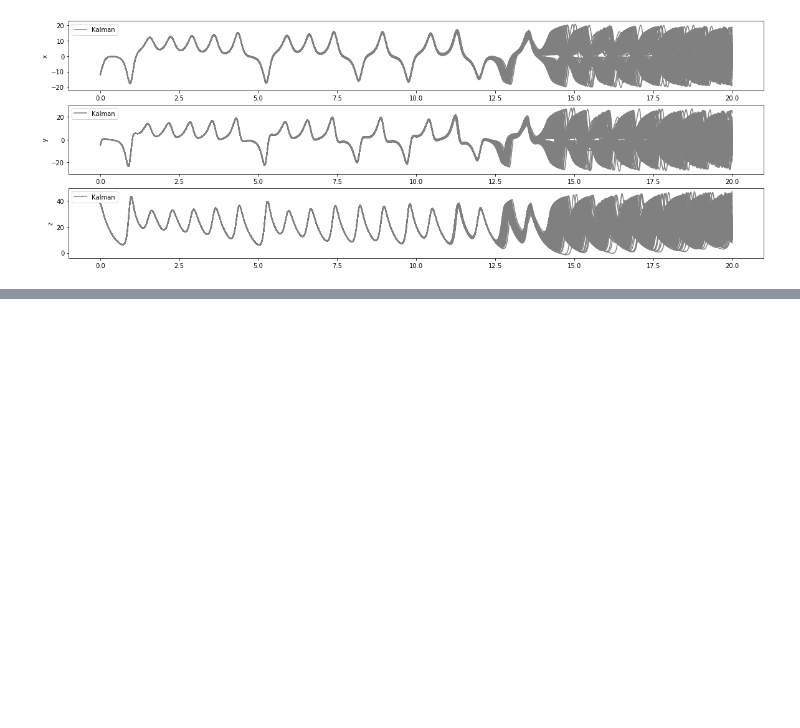
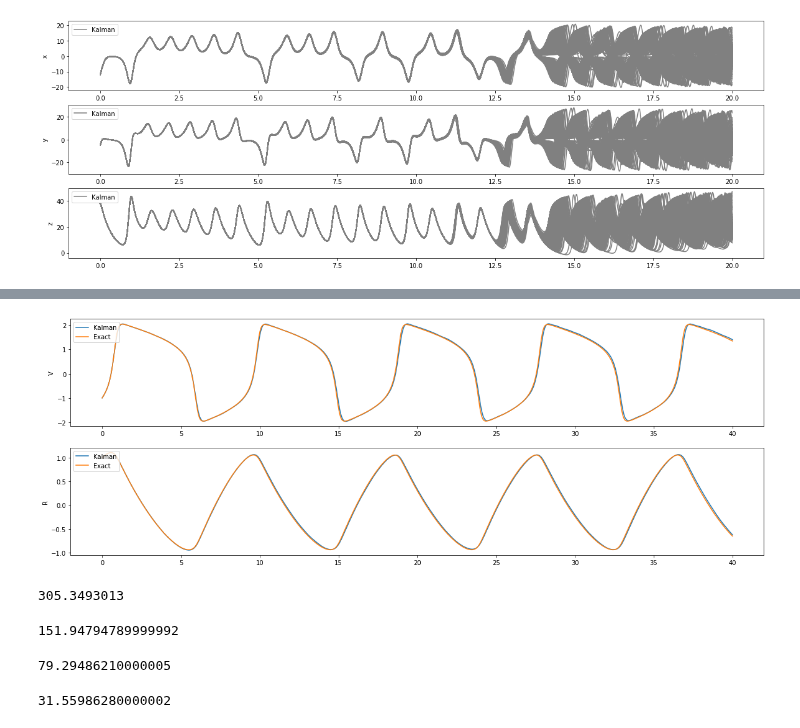
Before and after one commit to mlysy/rodeo-legacy, a Jupyter notebook: probDE/Examples/tutorial.ipynb, the cells around one changed output, grey strips where cells are left out. Saved outputs shown, nothing was run; the diff lists cells and outputs as text; code cells hidden in the pictures; blank space fills up the shorter version.

Commit message:
Added timed FitzHugh model

```diff
--- a/probDE/Examples/tutorial.ipynb
+++ b/probDE/Examples/tutorial.ipynb
@@ -236,8 +247,5 @@ for i in range(n):
 draws = 1000
 Xn = kalman_multi_solver(lorenz2, L, U, N, mu, sigmalst, rootlst, w_mat, a, draws)
-# %%
-draws = 1000
-Xn = np.load("Lorenz1000.npy")
 # %%
 _, axs = plt.subplots(n, 1, figsize=(20, 7))
 ylabel = ['x', 'y', 'z']
@@ -257,0 +284,7 @@ for i in range(n):
+# %%
+def fitz(X_t, t):
+    a = .2
+    b = .2
+    c = 3
+    V, R = X_t
+    return [c*(V - V**3/3 + R), -1/c*(V - a + b*R)]
@@ -257,0 +332,13 @@ for i in range(n):
+# %%
+tseq = np.linspace(L, U, N[-2])
+exact = odeint(fitz, x0, tseq)
+
+_, axs = plt.subplots(n, 1, figsize=(20, 7))
+ylabel = ['V', 'R']
+for i in range(n):
+    axs[i].plot(tseq, Xn[:, p*i], label="Kalman")
+    axs[i].set_ylabel(ylabel[i])
+    axs[i].plot(tseq, exact[:, i], label='Exact')
+    axs[i].legend(loc='upper left')
+# %% [output]
+[figure, added]
@@ -257,0 +351,36 @@ for i in range(n):
+# %%
+# N = 8000
+draws = 100
+start = timer()
+Xn = kalman_multi_solver(fitz2, L, U, N[0], mu, sigmalst, rootlst, w_mat, a, draws)
+end = timer()
+print(end-start)
+# %% [output]
+305.3493013
+# %%
+# N = 4000
+draws = 100
+start = timer()
+Xn = kalman_multi_solver(fitz2, L, U, N[1], mu, sigmalst, rootlst, w_mat, a, draws)
+end = timer()
+print(end-start)
+# %% [output]
+151.94794789999992
+# %%
+# N = 2000
+draws = 100
+start = timer()
+Xn = kalman_multi_solver(fitz2, L, U, N[2], mu, sigmalst, rootlst, w_mat, a, draws)
+end = timer()
+print(end-start)
+# %% [output]
+79.29486210000005
+# %%
+# N = 800
+draws = 100
+start = timer()
+Xn = kalman_multi_solver(fitz2, L, U, N[3], mu, sigmalst, rootlst, w_mat, a, draws)
+end = timer()
+print(end-start)
+# %% [output]
+31.55986280000002
```
Also changed, not shown: parts of 11 cells of this notebook, 2 other files.
